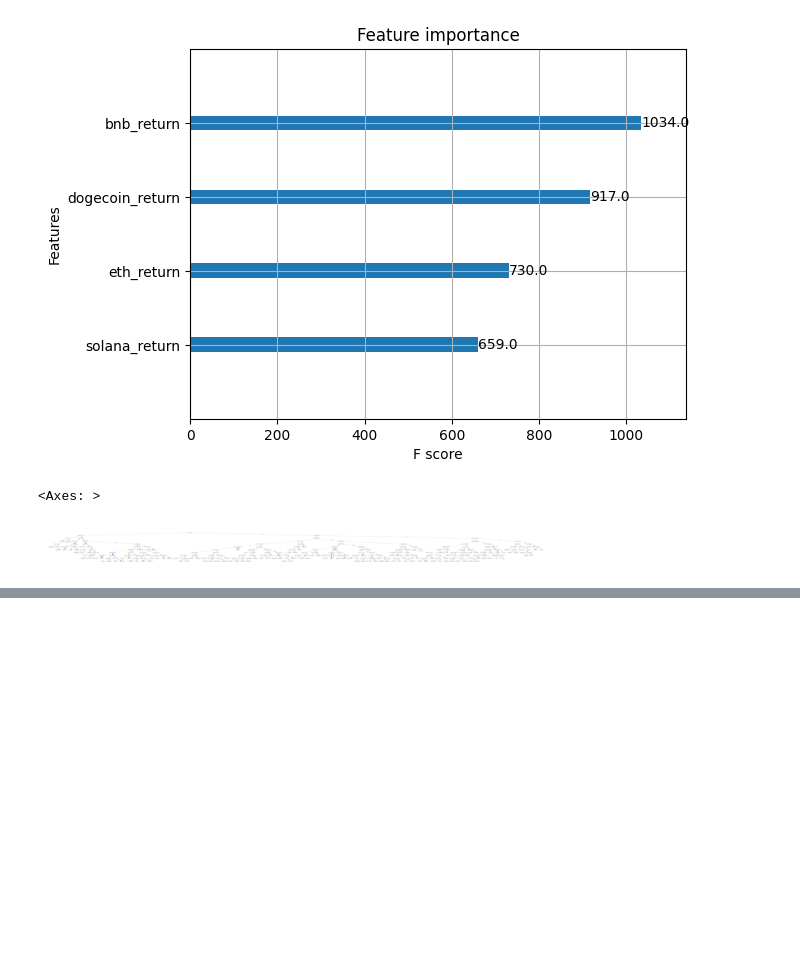
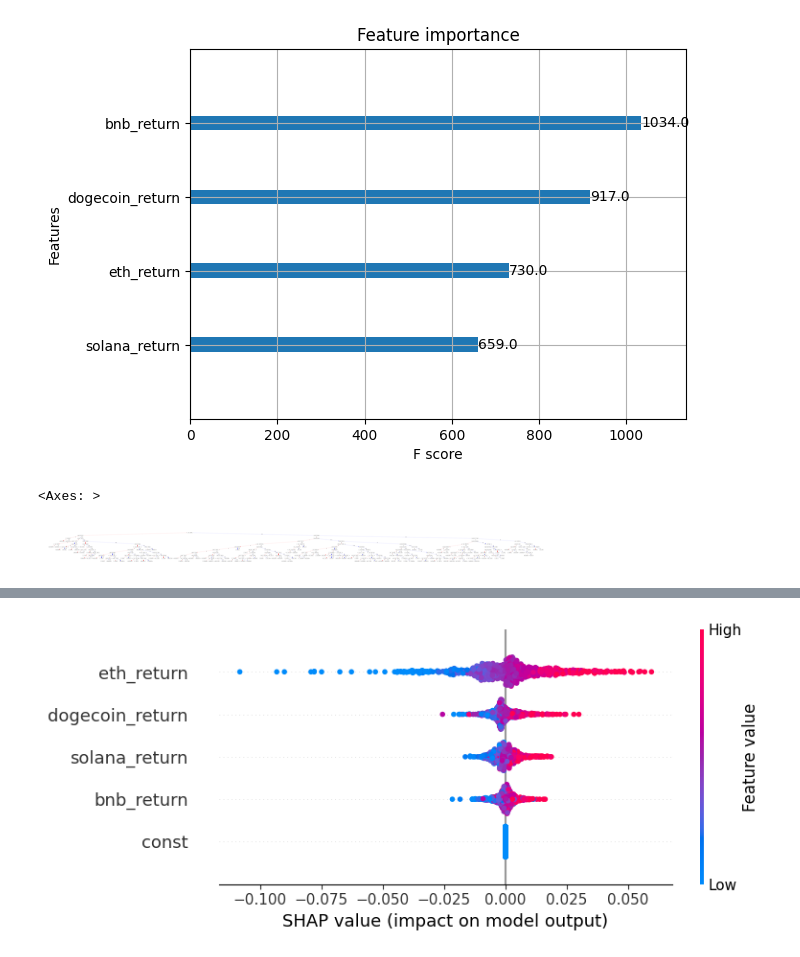
Before and after one commit to outfox330/ML_Models_on_Time_Series, a Jupyter notebook: BTC_FORECAST.ipynb, the cells around one changed output, grey strips where cells are left out. Drawn from its saved outputs; the diff is of its cells as text; code cells hidden in the pictures; blank space fills up the shorter version.

```diff
--- a/BTC_FORECAST.ipynb
+++ b/BTC_FORECAST.ipynb
@@ -414,0 +429,9 @@ plot_tree(xg_reg._Booster)
+# %%
+import shap
+
+explainer = shap.Explainer(xg_reg)
+shap_values = explainer(X_train)
+
+shap.summary_plot(shap_values, X_train)
+# %% [output]
+[figure, added]
```
Also changed, not shown: parts of 2 cells of this notebook.
